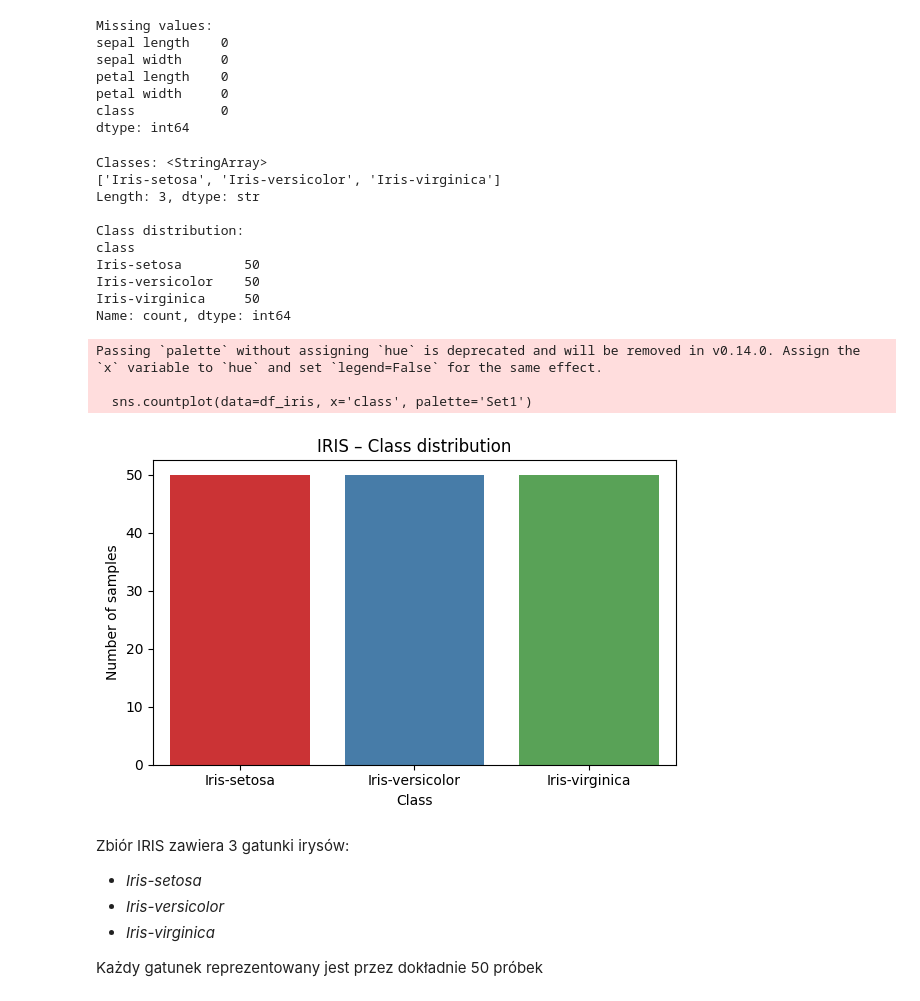
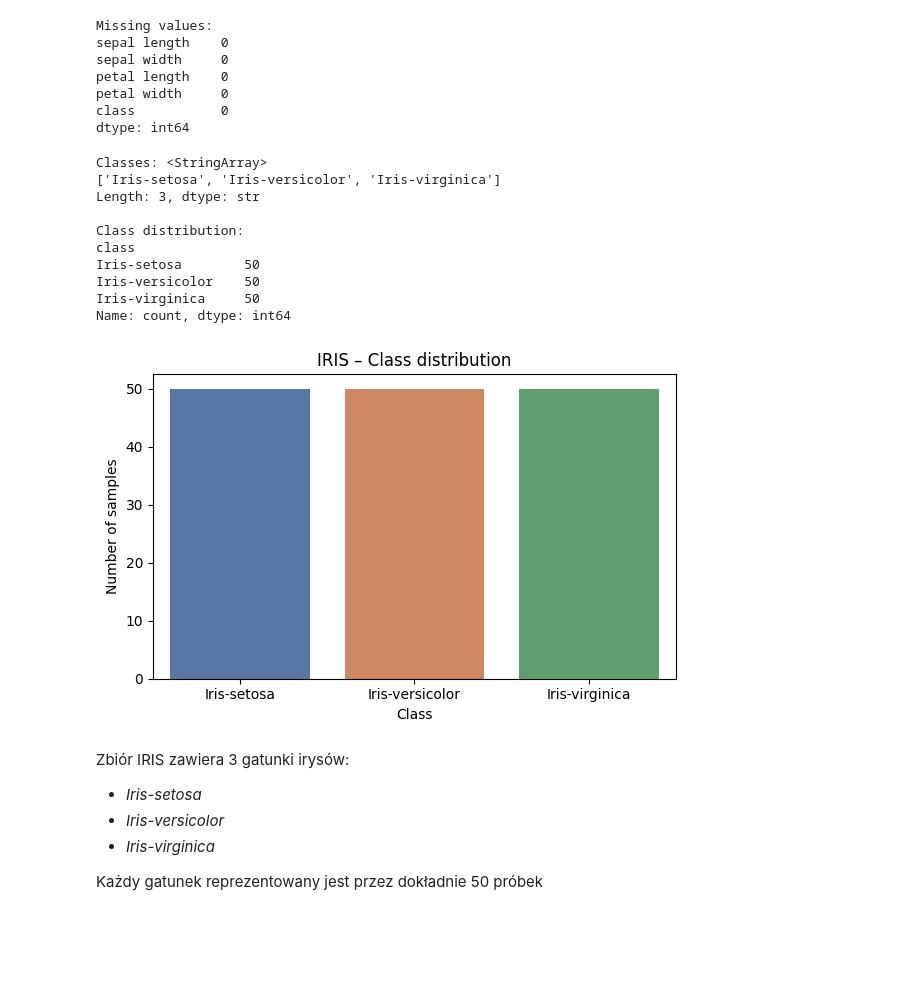
Before and after one commit to mikolaj-olesinski/Machine-Learning-PWR, a Jupyter notebook: lista0/iris_analysys.ipynb, the cells around one changed output. Cells and saved outputs as stored; diff of their text form; code cells hidden in the pictures; blank space fills up the shorter version.

```diff
--- a/lista0/iris_analysys.ipynb
+++ b/lista0/iris_analysys.ipynb
@@ -69,31 +69,38 @@ dtype: int64
 # %%
 print(f"Classes: {df_iris['class'].unique()}")
 print(f"\nClass distribution:")
 print(df_iris['class'].value_counts())
 
+class_order = df_iris['class'].unique()
+iris_palette = dict(zip(class_order, sns.color_palette('deep', n_colors=len(class_order))))
 
 plt.figure(figsize=(6, 4))
-sns.countplot(data=df_iris, x='class', palette='Set1')
+sns.countplot(
+    data=df_iris,
+    x='class',
+    hue='class',
+    order=class_order,
+    hue_order=class_order,
+    palette=iris_palette,
+    legend=False,
+ )
 plt.title('IRIS – Class distribution')
 plt.xlabel('Class')
 plt.ylabel('Number of samples')
 plt.tight_layout()
 plt.show()
 # %% [output]
 Classes: <StringArray>
 ['Iris-setosa', 'Iris-versicolor', 'Iris-virginica']
 Length: 3, dtype: str
 
 Class distribution:
 class
 Iris-setosa        50
 Iris-versicolor    50
 Iris-virginica     50
 Name: count, dtype: int64
-Passing `palette` without assigning `hue` is deprecated and will be removed in v0.14.0. Assign the `x` variable to `hue` and set `legend=False` for the same effect.
-
-  sns.countplot(data=df_iris, x='class', palette='Set1')
-[figure, old version]
+[figure, new version]
 # %% [markdown]
 Zbiór IRIS zawiera 3 gatunki irysów:
 - *Iris-setosa*
```
Also changed, not shown: parts of 8 cells of this notebook, 5 other files.
